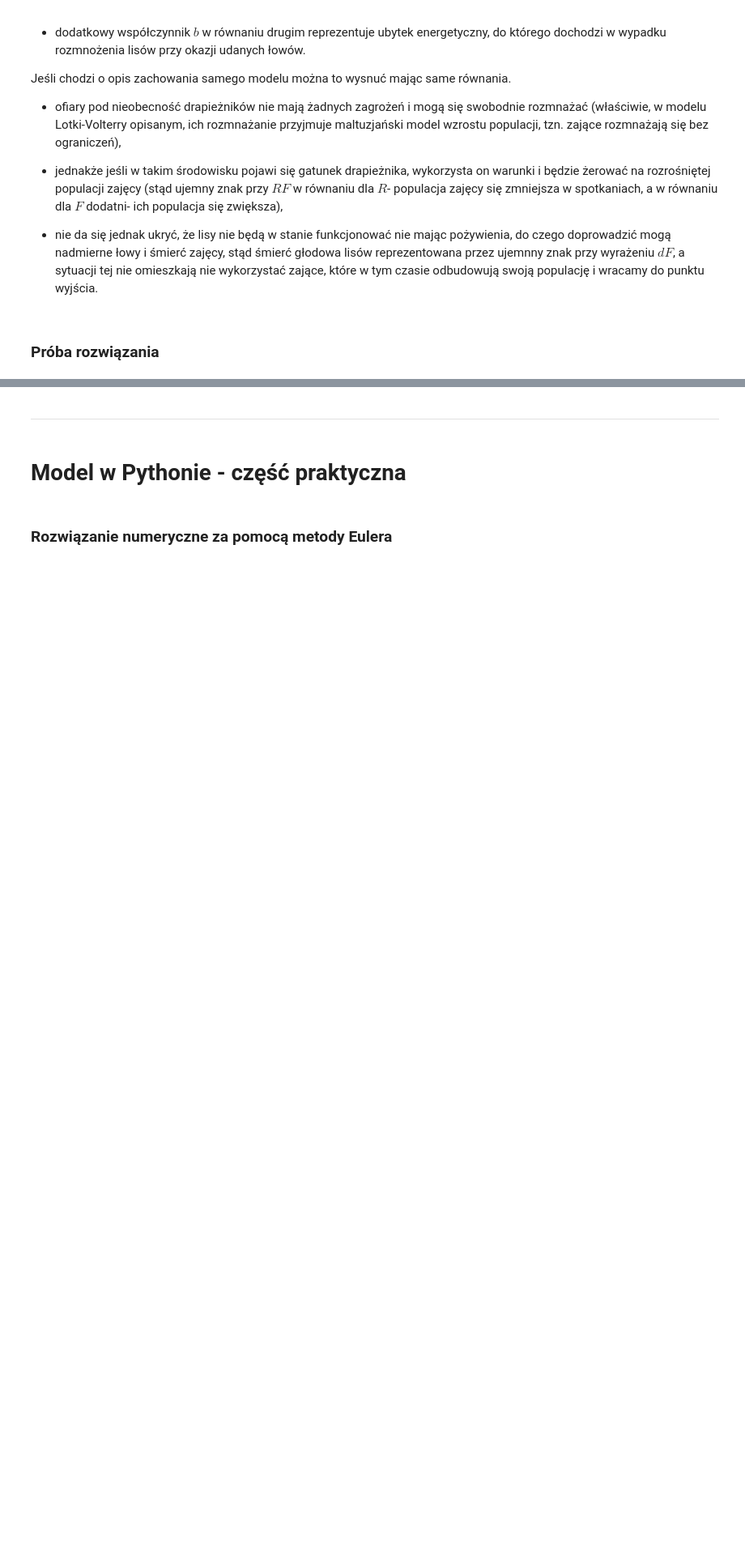
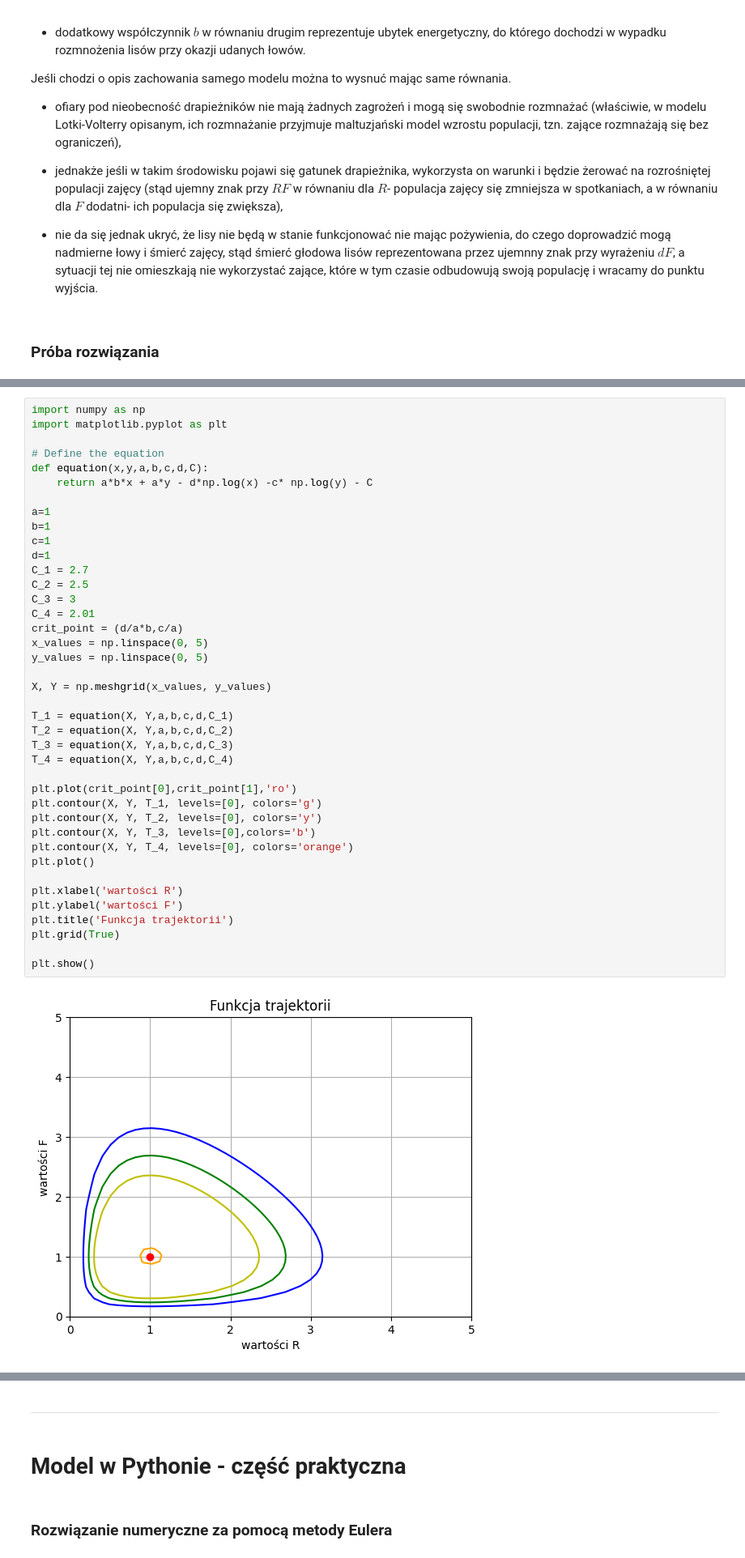
Before and after one commit to definitelynotbercik/Lotka-Volterra, a Jupyter notebook: main.ipynb, the cells around one changed output, grey strips where cells are left out. Shown: that part at 81% size. Cells and saved outputs as stored; diff of their text form; blank space fills up the shorter version.

```diff
--- a/main.ipynb
+++ b/main.ipynb
@@ -171,0 +172,42 @@ gdzie $C$ jest pewną stałą całkowania. Jednak ta stała udowadnia nam, że t
+# %%
+import numpy as np
+import matplotlib.pyplot as plt
+
+# Define the equation
+def equation(x,y,a,b,c,d,C):
+    return a*b*x + a*y - d*np.log(x) -c* np.log(y) - C
+
+a=1
+b=1
+c=1
+d=1
+C_1 = 2.7
+C_2 = 2.5
+C_3 = 3
+C_4 = 2.01
+crit_point = (d/a*b,c/a)
+x_values = np.linspace(0, 5)
+y_values = np.linspace(0, 5)
+
+X, Y = np.meshgrid(x_values, y_values)
+
+T_1 = equation(X, Y,a,b,c,d,C_1)
+T_2 = equation(X, Y,a,b,c,d,C_2)
+T_3 = equation(X, Y,a,b,c,d,C_3)
+T_4 = equation(X, Y,a,b,c,d,C_4)
+
+plt.plot(crit_point[0],crit_point[1],'ro')
+plt.contour(X, Y, T_1, levels=[0], colors='g')
+plt.contour(X, Y, T_2, levels=[0], colors='y')
+plt.contour(X, Y, T_3, levels=[0],colors='b')
+plt.contour(X, Y, T_4, levels=[0], colors='orange')
+plt.plot()
+
+plt.xlabel('wartości R')
+plt.ylabel('wartości F')
+plt.title('Funkcja trajektorii')
+plt.grid(True)
+
+plt.show()
+# %% [output]
+[figure, added]
```
Also changed, not shown: parts of 16 cells of this notebook, 2 other files.
